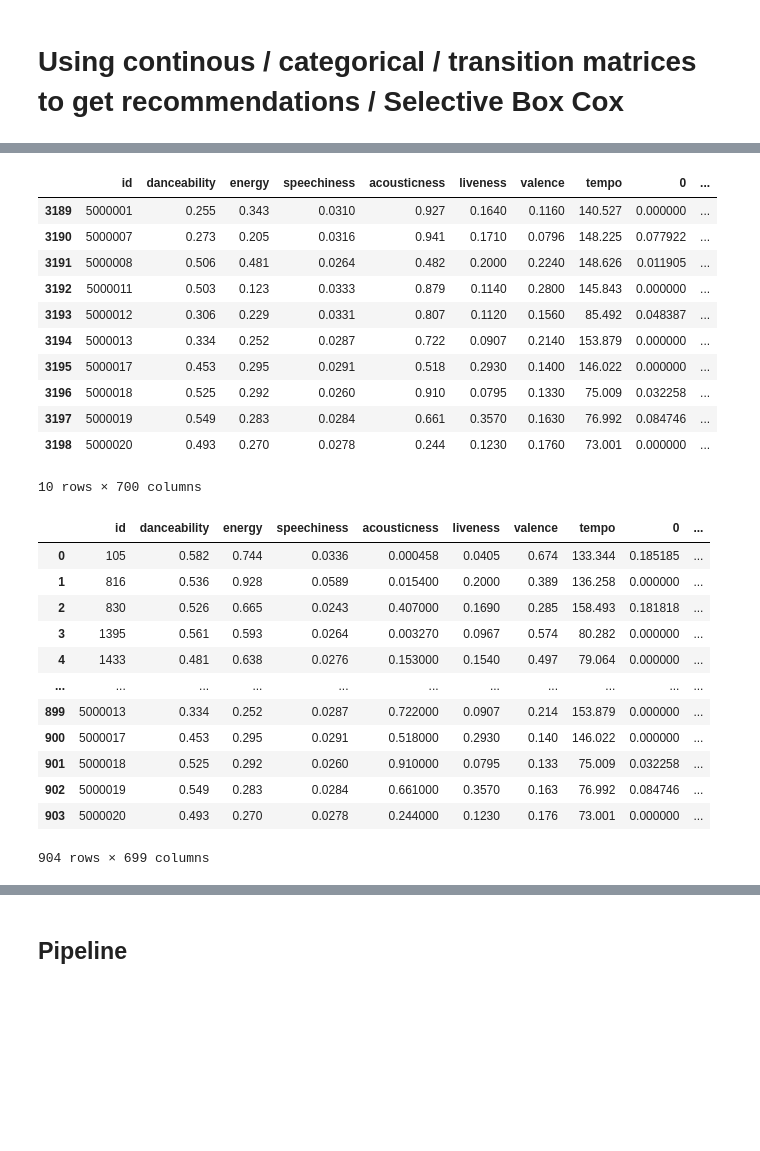
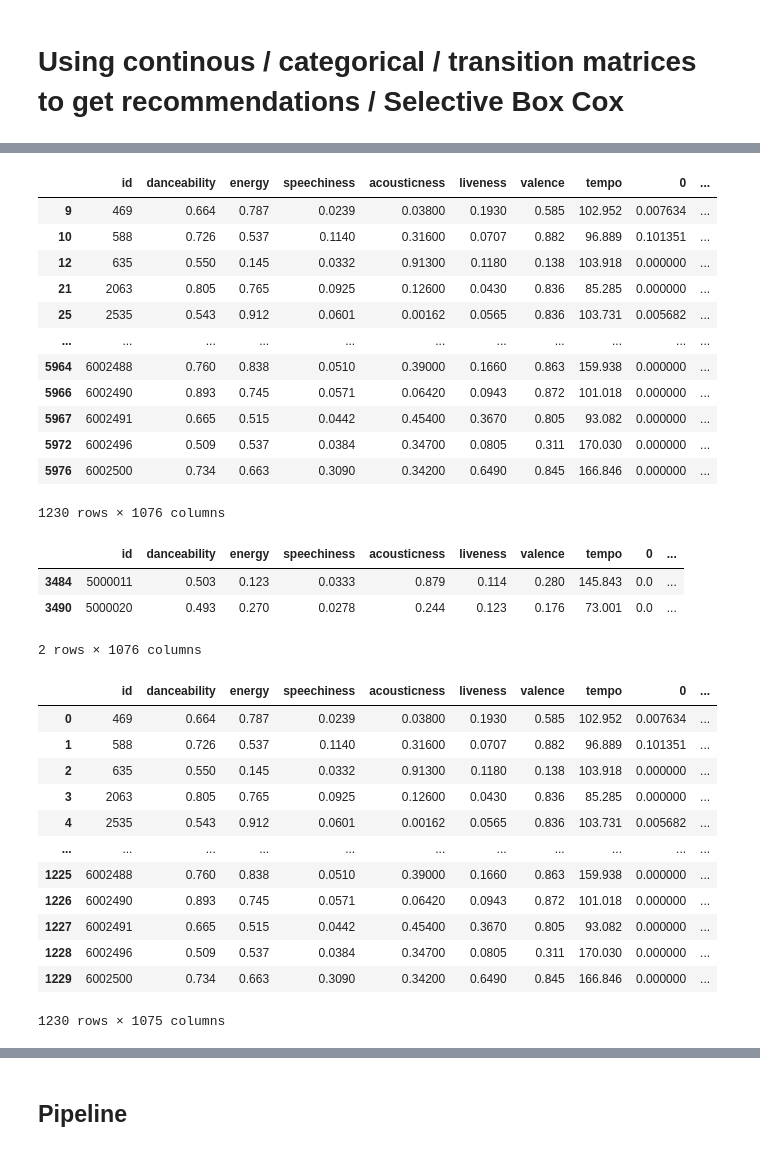
Before and after one commit to skarensmoll/thesisMusikRecommender, a Jupyter notebook: Experiments/06-10-Modeling.ipynb, the cells around one changed output, grey strips where cells are left out. Saved outputs shown, nothing was run; the diff lists cells and outputs as text; code cells hidden in the pictures; blank space fills up the shorter version.

```diff
--- a/Experiments/06-10-Modeling.ipynb
+++ b/Experiments/06-10-Modeling.ipynb
@@ -14,6 +14,6 @@ from ipynb.fs.full.Pipeline import removeConstantFeatures, applyBoxCoxAllFeature
 # %%
-transitionMatrices = pd.read_csv('./data/07-transitionsClustered.csv')
+transitionMatrices = pd.read_csv('./data/unified/07-transitionsClustered.csv')
 transitionMatrices = transitionMatrices[['id','category']]
 # %%
-data = pd.read_csv('./data/05-allDataContinousCategoricalTransition.csv')
+data = pd.read_csv("./data/unified/05-allDataContinousCategoricalTransition.csv")
 data = data.drop(columns=['Unnamed: 0'])
@@ -25,21 +79,29 @@ df = df.drop(columns=['index'])
 originalSongId = 180849 # The Scientist Original
 categoryOriginalSong = df[df.id == originalSongId].category.values[0]
 df = df[df.category == categoryOriginalSong]
+# %%
+df
+# %% [output]
+|  | id | danceability | energy | speechiness | acousticness | liveness | valence | tempo | 0 | ... |
+| 9 | 469 | 0.664 | 0.787 | 0.0239 | 0.03800 | 0.1930 | 0.585 | 102.952 | 0.007634 | ... |
+| 10 | 588 | 0.726 | 0.537 | 0.1140 | 0.31600 | 0.0707 | 0.882 | 96.889 | 0.101351 | ... |
+| 12 | 635 | 0.550 | 0.145 | 0.0332 | 0.91300 | 0.1180 | 0.138 | 103.918 | 0.000000 | ... |
+| 21 | 2063 | 0.805 | 0.765 | 0.0925 | 0.12600 | 0.0430 | 0.836 | 85.285 | 0.000000 | ... |
+| 25 | 2535 | 0.543 | 0.912 | 0.0601 | 0.00162 | 0.0565 | 0.836 | 103.731 | 0.005682 | ... |
+| ... | ... | ... | ... | ... | ... | ... | ... | ... | ... | ... |
+| 5964 | 6002488 | 0.760 | 0.838 | 0.0510 | 0.39000 | 0.1660 | 0.863 | 159.938 | 0.000000 | ... |
+| 5966 | 6002490 | 0.893 | 0.745 | 0.0571 | 0.06420 | 0.0943 | 0.872 | 101.018 | 0.000000 | ... |
+| 5967 | 6002491 | 0.665 | 0.515 | 0.0442 | 0.45400 | 0.3670 | 0.805 | 93.082 | 0.000000 | ... |
+| 5972 | 6002496 | 0.509 | 0.537 | 0.0384 | 0.34700 | 0.0805 | 0.311 | 170.030 | 0.000000 | ... |
+| 5976 | 6002500 | 0.734 | 0.663 | 0.3090 | 0.34200 | 0.6490 | 0.845 | 166.846 | 0.000000 | ... |
+1230 rows × 1076 columns
 # %%
-df[df.id > 5000000]
+df[(df.id > 5000000) & (df.id < 6000000)]
 # %% [output]
 |  | id | danceability | energy | speechiness | acousticness | liveness | valence | tempo | 0 | ... |
-| 3189 | 5000001 | 0.255 | 0.343 | 0.0310 | 0.927 | 0.1640 | 0.1160 | 140.527 | 0.000000 | ... |
-| 3190 | 5000007 | 0.273 | 0.205 | 0.0316 | 0.941 | 0.1710 | 0.0796 | 148.225 | 0.077922 | ... |
-| 3191 | 5000008 | 0.506 | 0.481 | 0.0264 | 0.482 | 0.2000 | 0.2240 | 148.626 | 0.011905 | ... |
-| 3192 | 5000011 | 0.503 | 0.123 | 0.0333 | 0.879 | 0.1140 | 0.2800 | 145.843 | 0.000000 | ... |
-| 3193 | 5000012 | 0.306 | 0.229 | 0.0331 | 0.807 | 0.1120 | 0.1560 | 85.492 | 0.048387 | ... |
-| 3194 | 5000013 | 0.334 | 0.252 | 0.0287 | 0.722 | 0.0907 | 0.2140 | 153.879 | 0.000000 | ... |
-| 3195 | 5000017 | 0.453 | 0.295 | 0.0291 | 0.518 | 0.2930 | 0.1400 | 146.022 | 0.000000 | ... |
-| 3196 | 5000018 | 0.525 | 0.292 | 0.0260 | 0.910 | 0.0795 | 0.1330 | 75.009 | 0.032258 | ... |
-| 3197 | 5000019 | 0.549 | 0.283 | 0.0284 | 0.661 | 0.3570 | 0.1630 | 76.992 | 0.084746 | ... |
-| 3198 | 5000020 | 0.493 | 0.270 | 0.0278 | 0.244 | 0.1230 | 0.1760 | 73.001 | 0.000000 | ... |
+| 3484 | 5000011 | 0.503 | 0.123 | 0.0333 | 0.879 | 0.114 | 0.280 | 145.843 | 0.0 | ... |
+| 3490 | 5000020 | 0.493 | 0.270 | 0.0278 | 0.244 | 0.123 | 0.176 | 73.001 | 0.0 | ... |
-10 rows × 700 columns
+2 rows × 1076 columns
 # %%
 df = df.drop(columns=['category'])
 # %%
@@ -48,18 +110,18 @@ df.reset_index(drop=True, inplace=True)
 df
 # %% [output]
 |  | id | danceability | energy | speechiness | acousticness | liveness | valence | tempo | 0 | ... |
-| 0 | 105 | 0.582 | 0.744 | 0.0336 | 0.000458 | 0.0405 | 0.674 | 133.344 | 0.185185 | ... |
-| 1 | 816 | 0.536 | 0.928 | 0.0589 | 0.015400 | 0.2000 | 0.389 | 136.258 | 0.000000 | ... |
-| 2 | 830 | 0.526 | 0.665 | 0.0243 | 0.407000 | 0.1690 | 0.285 | 158.493 | 0.181818 | ... |
-| 3 | 1395 | 0.561 | 0.593 | 0.0264 | 0.003270 | 0.0967 | 0.574 | 80.282 | 0.000000 | ... |
-| 4 | 1433 | 0.481 | 0.638 | 0.0276 | 0.153000 | 0.1540 | 0.497 | 79.064 | 0.000000 | ... |
+| 0 | 469 | 0.664 | 0.787 | 0.0239 | 0.03800 | 0.1930 | 0.585 | 102.952 | 0.007634 | ... |
+| 1 | 588 | 0.726 | 0.537 | 0.1140 | 0.31600 | 0.0707 | 0.882 | 96.889 | 0.101351 | ... |
+| 2 | 635 | 0.550 | 0.145 | 0.0332 | 0.91300 | 0.1180 | 0.138 | 103.918 | 0.000000 | ... |
+| 3 | 2063 | 0.805 | 0.765 | 0.0925 | 0.12600 | 0.0430 | 0.836 | 85.285 | 0.000000 | ... |
+| 4 | 2535 | 0.543 | 0.912 | 0.0601 | 0.00162 | 0.0565 | 0.836 | 103.731 | 0.005682 | ... |
 | ... | ... | ... | ... | ... | ... | ... | ... | ... | ... | ... |
-| 899 | 5000013 | 0.334 | 0.252 | 0.0287 | 0.722000 | 0.0907 | 0.214 | 153.879 | 0.000000 | ... |
-| 900 | 5000017 | 0.453 | 0.295 | 0.0291 | 0.518000 | 0.2930 | 0.140 | 146.022 | 0.000000 | ... |
-| 901 | 5000018 | 0.525 | 0.292 | 0.0260 | 0.910000 | 0.0795 | 0.133 | 75.009 | 0.032258 | ... |
-| 902 | 5000019 | 0.549 | 0.283 | 0.0284 | 0.661000 | 0.3570 | 0.163 | 76.992 | 0.084746 | ... |
-| 903 | 5000020 | 0.493 | 0.270 | 0.0278 | 0.244000 | 0.1230 | 0.176 | 73.001 | 0.000000 | ... |
+| 1225 | 6002488 | 0.760 | 0.838 | 0.0510 | 0.39000 | 0.1660 | 0.863 | 159.938 | 0.000000 | ... |
+| 1226 | 6002490 | 0.893 | 0.745 | 0.0571 | 0.06420 | 0.0943 | 0.872 | 101.018 | 0.000000 | ... |
+| 1227 | 6002491 | 0.665 | 0.515 | 0.0442 | 0.45400 | 0.3670 | 0.805 | 93.082 | 0.000000 | ... |
+| 1228 | 6002496 | 0.509 | 0.537 | 0.0384 | 0.34700 | 0.0805 | 0.311 | 170.030 | 0.000000 | ... |
+| 1229 | 6002500 | 0.734 | 0.663 | 0.3090 | 0.34200 | 0.6490 | 0.845 | 166.846 | 0.000000 | ... |
-904 rows × 699 columns
+1230 rows × 1075 columns
 # %%
 ## Removing unamed and other unnecessary columns
 df = df.sort_values('id')
```
Also changed, not shown: parts of 23 cells of this notebook, 1 other file.
